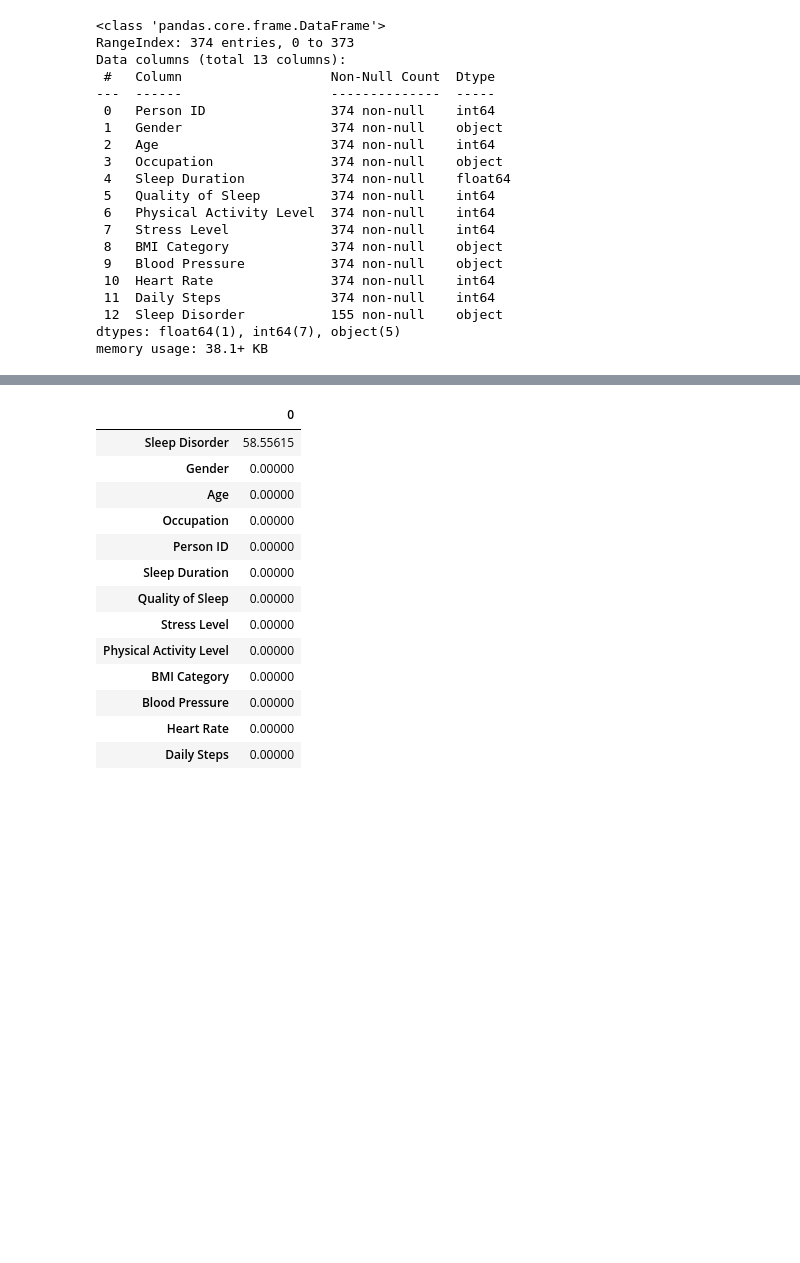
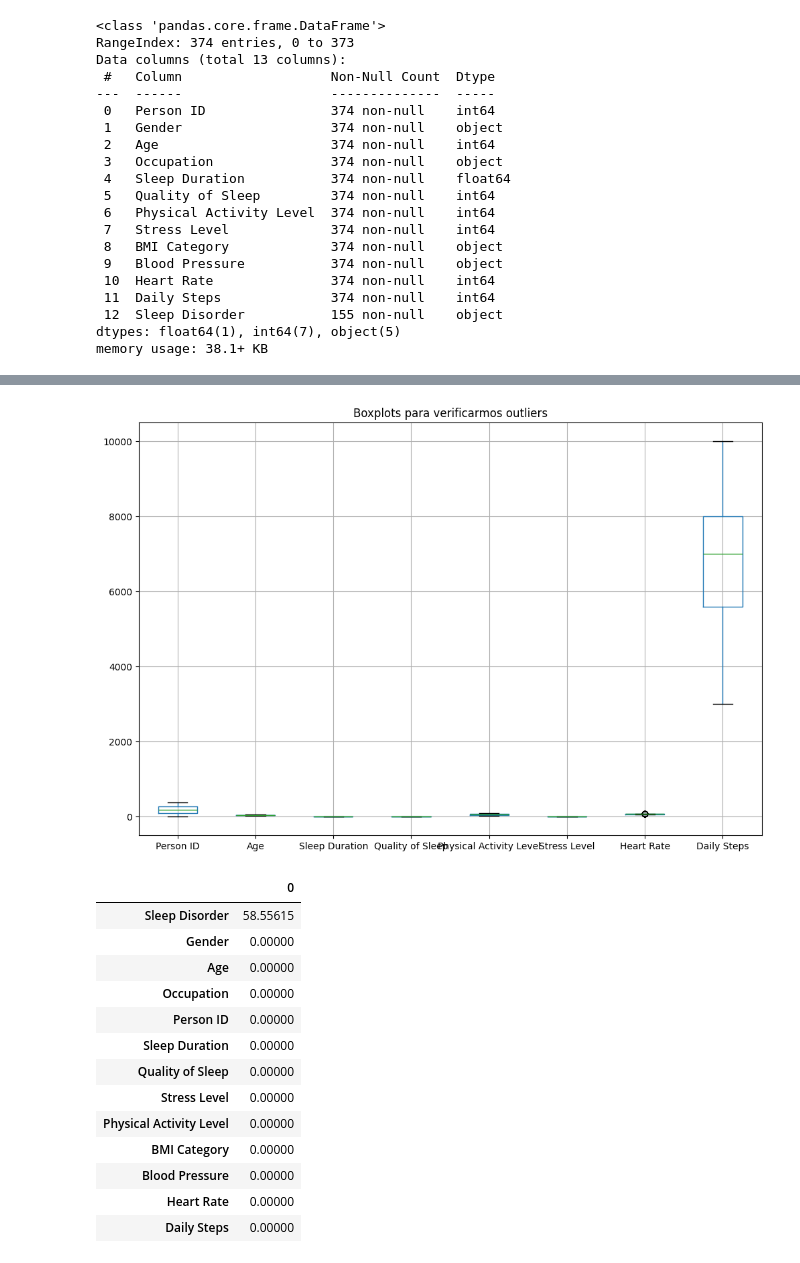
Before and after one commit to enzobanin/AnaliseDeDados, a Jupyter notebook: sonoEstiloDeVida.ipynb, the cells around one changed output, grey strips where cells are left out. Drawn from its saved outputs; the diff is of its cells as text; code cells hidden in the pictures; blank space fills up the shorter version.

```diff
--- a/sonoEstiloDeVida.ipynb
+++ b/sonoEstiloDeVida.ipynb
@@ -89,3 +90,10 @@ df.describe()
+# %%
+plt.figure(figsize=(12,8))
+df.boxplot()
+plt.title("Boxplots para verificarmos outliers")
+plt.show()
+# %% [output]
+[figure, added]
 # %%
 #Verificando se há valores nulos
 ((df.isnull().sum() / df.shape[0]) * 100).sort_values(ascending=False)
```
Also changed, not shown: parts of 8 cells of this notebook.
